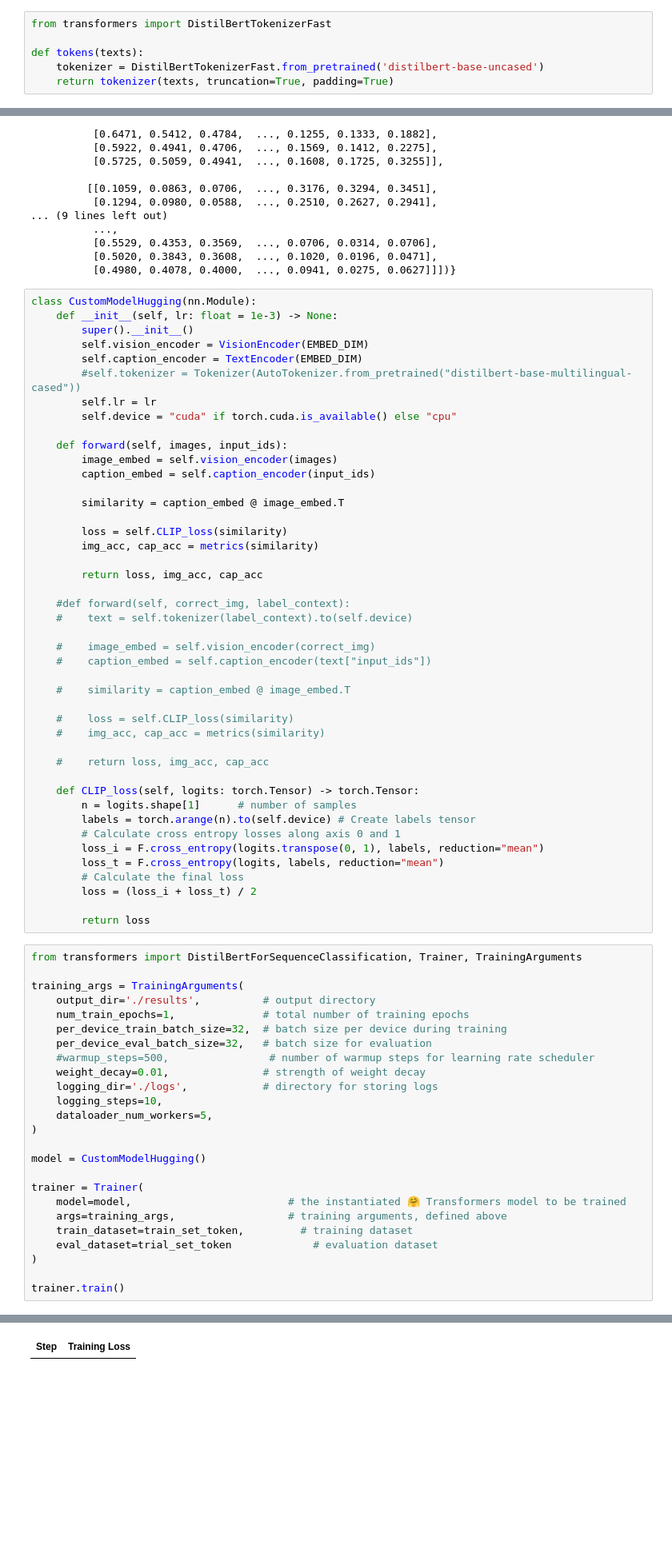
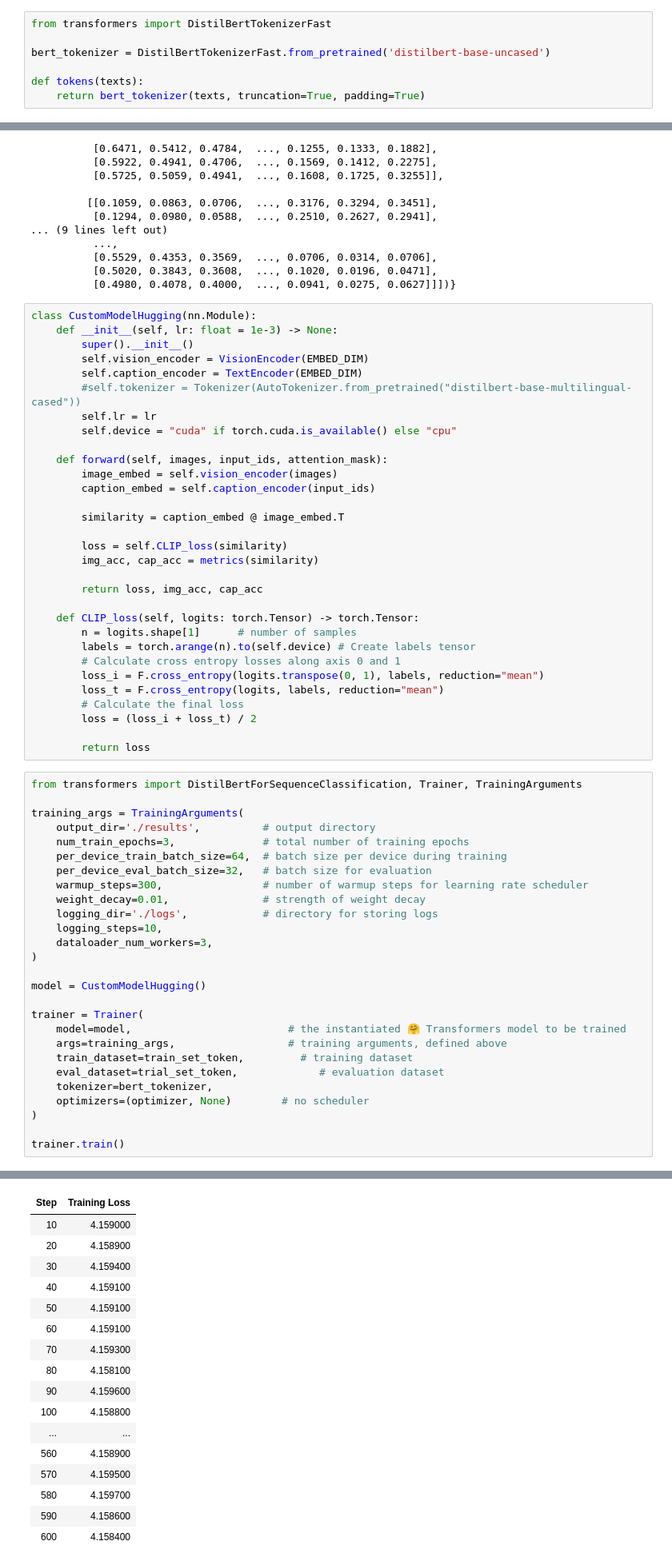
Before and after one commit to Banuran/ki-lab-ss23-MindCraft, a Jupyter notebook: model.ipynb, the cells around one changed output, grey strips where cells are left out. Shown at 80% size. Saved outputs shown, nothing was run; the diff lists cells and outputs as text; blank space fills up the shorter version.

Commit message:
little changes on huggingface trainer

```diff
--- a/model.ipynb
+++ b/model.ipynb
@@ -196,9 +196,10 @@ RuntimeError: Input type (torch.FloatTensor) and weight type (torch.cuda.FloatTe
 # %%
 from transformers import DistilBertTokenizerFast
 
+bert_tokenizer = DistilBertTokenizerFast.from_pretrained('distilbert-base-uncased')
+
 def tokens(texts):
-    tokenizer = DistilBertTokenizerFast.from_pretrained('distilbert-base-uncased')
-    return tokenizer(texts, truncation=True, padding=True)
+    return bert_tokenizer(texts, truncation=True, padding=True)
 # %%
 train_set_token = wsd.VisualWSDDataset(mode="train", image_transform=image_composed, tokenizer=tokens)
 trial_set_token = wsd.VisualWSDDataset(mode="val", image_transform=image_composed, tokenizer=tokens)
@@ -232,7 +233,7 @@ class CustomModelHugging(nn.Module):
         self.lr = lr
         self.device = "cuda" if torch.cuda.is_available() else "cpu"
 
-    def forward(self, images, input_ids):
+    def forward(self, images, input_ids, attention_mask):
         image_embed = self.vision_encoder(images)
         caption_embed = self.caption_encoder(input_ids)
 
@@ -242,19 +243,6 @@ class CustomModelHugging(nn.Module):
         img_acc, cap_acc = metrics(similarity)
 
         return loss, img_acc, cap_acc
-
-    #def forward(self, correct_img, label_context):
-    #    text = self.tokenizer(label_context).to(self.device)
-
-    #    image_embed = self.vision_encoder(correct_img)
-    #    caption_embed = self.caption_encoder(text["input_ids"])
-
-    #    similarity = caption_embed @ image_embed.T
-
-    #    loss = self.CLIP_loss(similarity)
-    #    img_acc, cap_acc = metrics(similarity)
-
-    #    return loss, img_acc, cap_acc
 
     def CLIP_loss(self, logits: torch.Tensor) -> torch.Tensor:
         n = logits.shape[1]      # number of samples
@@ -271,14 +259,14 @@ from transformers import DistilBertForSequenceClassification, Trainer, TrainingA
 
 training_args = TrainingArguments(
     output_dir='./results',          # output directory
-    num_train_epochs=1,              # total number of training epochs
-    per_device_train_batch_size=32,  # batch size per device during training
+    num_train_epochs=3,              # total number of training epochs
+    per_device_train_batch_size=64,  # batch size per device during training
     per_device_eval_batch_size=32,   # batch size for evaluation
-    #warmup_steps=500,                # number of warmup steps for learning rate scheduler
+    warmup_steps=300,                # number of warmup steps for learning rate scheduler
     weight_decay=0.01,               # strength of weight decay
     logging_dir='./logs',            # directory for storing logs
     logging_steps=10,
-    dataloader_num_workers=5,
+    dataloader_num_workers=3,
 )
 
 model = CustomModelHugging()
@@ -287,7 +275,9 @@ trainer = Trainer(
     model=model,                         # the instantiated 🤗 Transformers model to be trained
     args=training_args,                  # training arguments, defined above
     train_dataset=train_set_token,         # training dataset
-    eval_dataset=trial_set_token             # evaluation dataset
+    eval_dataset=trial_set_token,             # evaluation dataset
+    tokenizer=bert_tokenizer,
+    optimizers=(optimizer, None)        # no scheduler
 )
 
 trainer.train()
@@ -296 +287,17 @@ trainer.train()
 | Step | Training Loss |
+| 10 | 4.159000 |
+| 20 | 4.158900 |
+| 30 | 4.159400 |
+| 40 | 4.159100 |
+| 50 | 4.159100 |
+| 60 | 4.159100 |
+| 70 | 4.159300 |
+| 80 | 4.158100 |
+| 90 | 4.159600 |
+| 100 | 4.158800 |
+| ... | ... |
+| 560 | 4.158900 |
+| 570 | 4.159500 |
+| 580 | 4.159700 |
+| 590 | 4.158600 |
+| 600 | 4.158400 |
```
Also changed, not shown: parts of 1 cell of this notebook, 2 other files.
